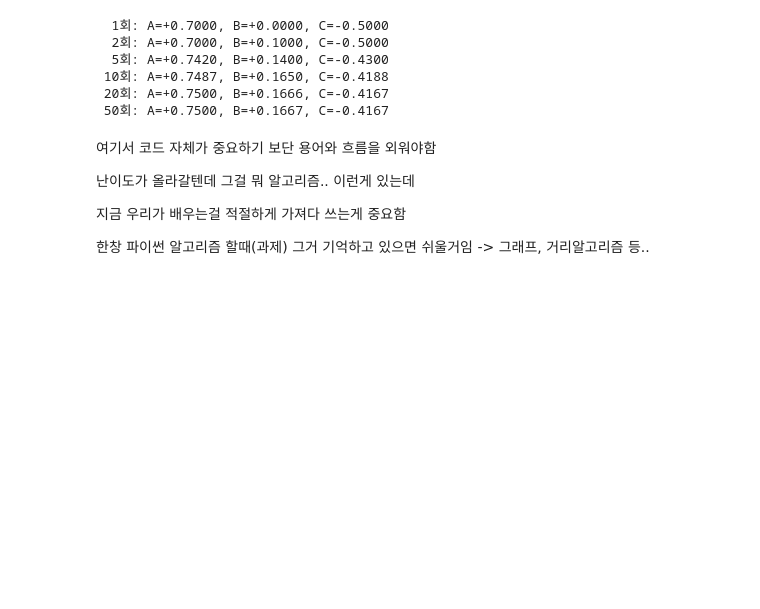
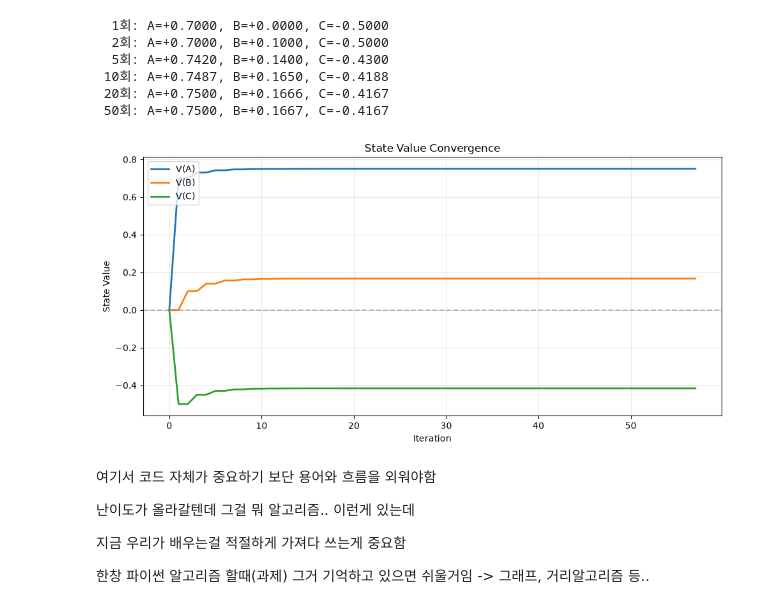
Before and after one commit to OhSeungAh2/multimodal, a Jupyter notebook: 2_강화학습.ipynb, the cells around one changed output. Cells and saved outputs as stored; diff of their text form; code cells hidden in the pictures; blank space fills up the shorter version.

Commit message:
집으로돌아가는길 실습 - matplotlib출력

```diff
--- a/2_강화학습.ipynb
+++ b/2_강화학습.ipynb
@@ -547,6 +547,66 @@ assert np.allclose([V["A"], V["B"], V["C"]], [0.75, 1/6, -5/12], atol=1e-6) # 10
  10회: A=+0.7487, B=+0.1650, C=-0.4188
  20회: A=+0.7500, B=+0.1666, C=-0.4167
  50회: A=+0.7500, B=+0.1667, C=-0.4167
+# %%
+# 내가 확인하기 위한 그래프 - 블로그용
+import matplotlib.pyplot as plt
+
+# 상태 가치 초기화
+V = {state: 0.0 for state in STATES}
+
+# 반복 횟수와 상태별 가치 기록
+iterations = [0]
+history = {
+    "A": [V["A"]],
+    "B": [V["B"]],
+    "C": [V["C"]]
+}
+
+# 벨만 기대 방정식 반복 계산
+for iteration in range(1, 101):
+    new_V = V.copy()
+
+    for state in ["A", "B", "C"]:
+        new_V[state] = sum(
+            prob * (arrival_reward(nxt) + V[nxt])
+            for nxt, prob in NEXT[state]
+        )
+
+    delta = max(abs(new_V[s] - V[s]) for s in STATES)
+    V = new_V
+
+    # 매 반복의 상태 가치 저장
+    iterations.append(iteration)
+
+    for state in ["A", "B", "C"]:
+        history[state].append(V[state])
+
+    if delta < 1e-12:
+        break
+
+# 그래프 출력
+plt.figure(figsize=(10, 5))
+
+for state in ["A", "B", "C"]:
+    plt.plot(
+        iterations,
+        history[state],
+        label=f"V({state})",
+        linewidth=2
+    )
+
+plt.axhline(0, color="gray", linestyle="--", alpha=0.5)
+
+plt.title("State Value Convergence")
+plt.xlabel("Iteration")
+plt.ylabel("State Value")
+
+plt.legend()
+plt.grid(alpha=0.3)
+plt.tight_layout()
+plt.show()
+# %% [output]
+[figure, added]
 # %% [markdown]
 여기서 코드 자체가 중요하기 보단 용어와 흐름을 외워야함
 
```
